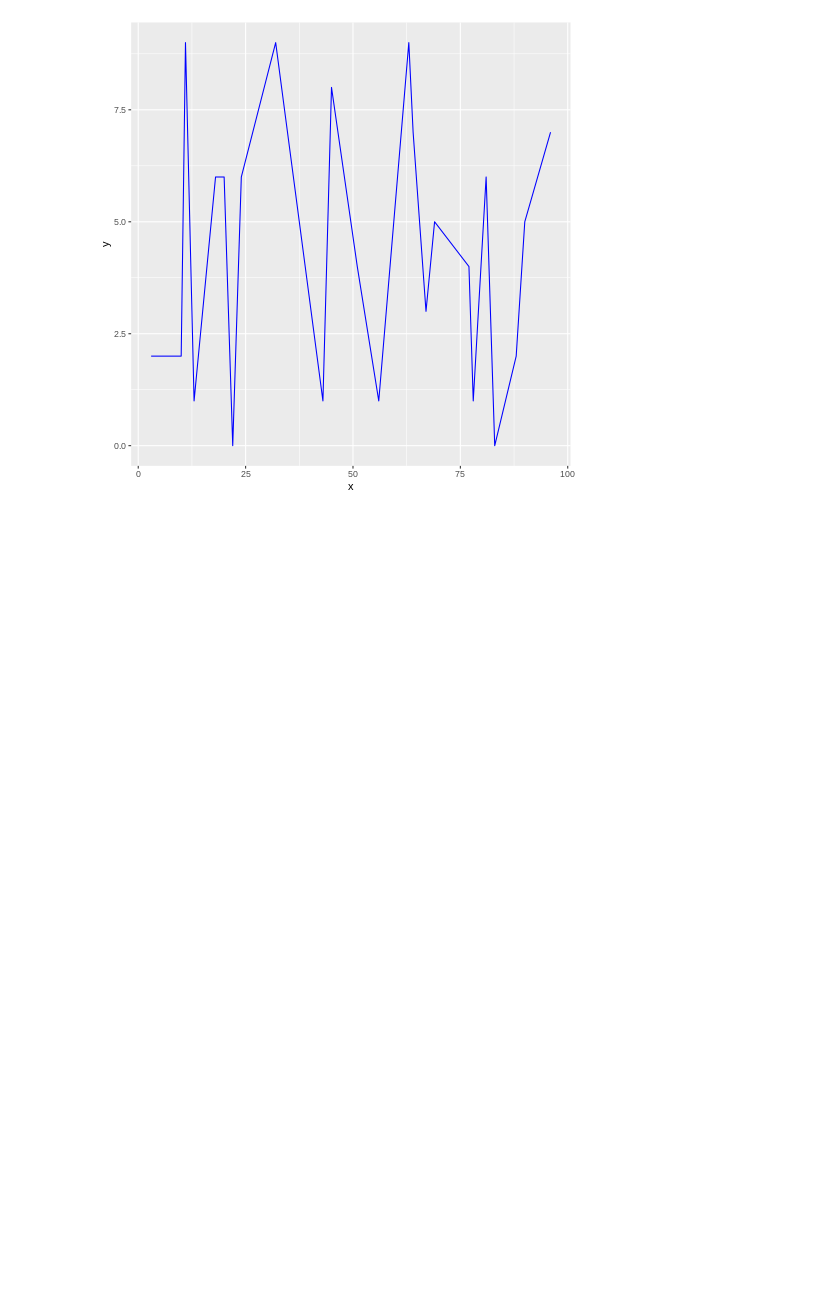
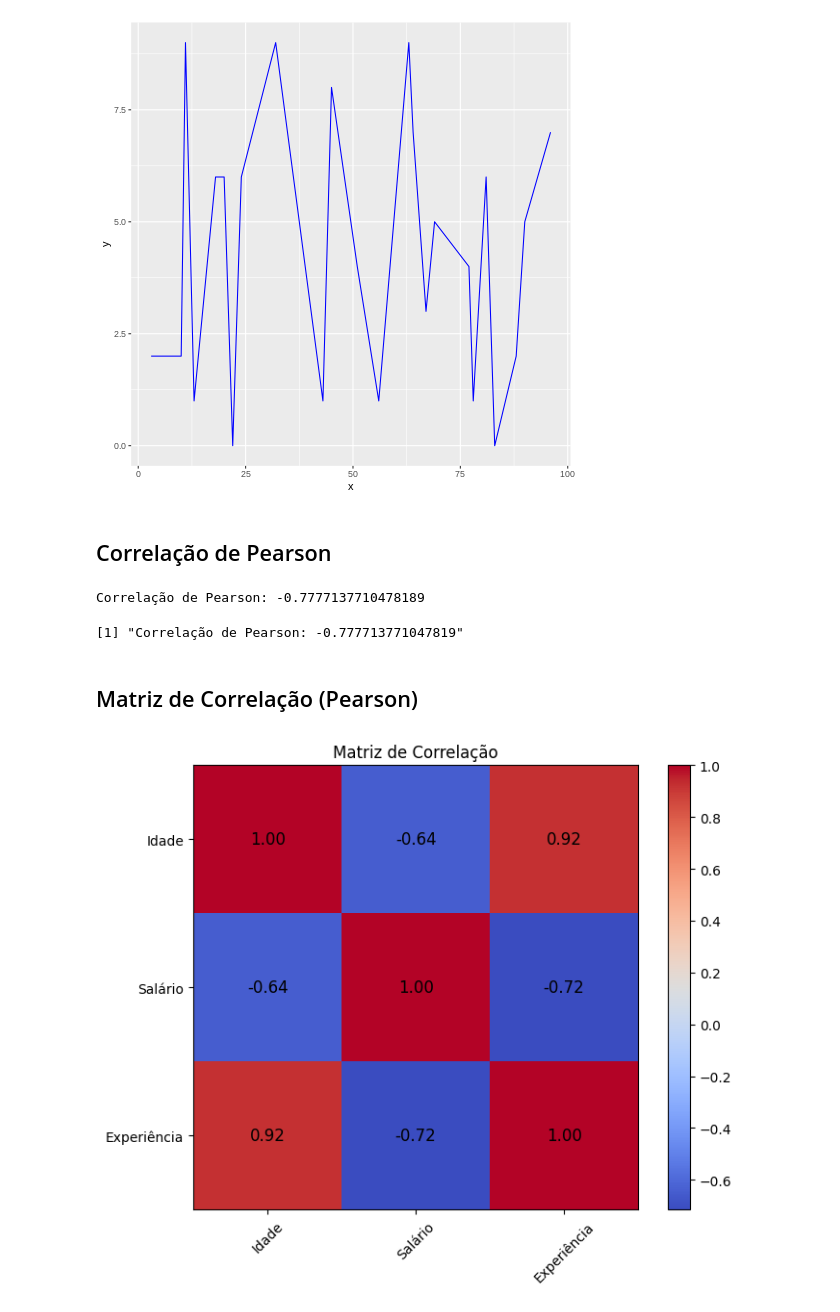
Before and after one commit to tatianaesc/estatisticadatascience, a Jupyter notebook: EstatisticaParaDataScience_Cap2.ipynb, the cells around one changed output. Cells and saved outputs as stored; diff of their text form; code cells hidden in the pictures; blank space fills up the shorter version.

```diff
--- a/EstatisticaParaDataScience_Cap2.ipynb
+++ b/EstatisticaParaDataScience_Cap2.ipynb
@@ -161,3 +169,65 @@ ggplot(dados, aes(x, y)) +
   geom_line(col="blue")
 # %% [output]
 [figure]
+# %% [markdown]
+## Correlação de Pearson
+# %%
+import numpy as np
+
+# Dados de exemplo (duas variáveis)
+variavel1 = [7, 9, 4, 6, 1]
+variavel2 = [2, 3, 4, 5, 6]
+
+# Calculando a correlação de Pearson
+correlacao = np.corrcoef(variavel1, variavel2)[0, 1]
+
+print("Correlação de Pearson:", correlacao)
+# %% [output]
+Correlação de Pearson: -0.7777137710478189
+# %%
+%%R
+# Dados de exemplo (duas variáveis)
+variavel1 <- c(7, 9, 4, 6, 1)
+variavel2 <- c(2, 3, 4, 5, 6)
+
+# Calculando a correlação de Pearson
+correlacao <- cor(variavel1, variavel2)
+
+print(paste("Correlação de Pearson:", correlacao))
+# %% [output]
+[1] "Correlação de Pearson: -0.777713771047819"
+# %% [markdown]
+## Matriz de Correlação (Pearson)
+# %%
+import pandas as pd
+import numpy as np
+import matplotlib.pyplot as plt
+
+# Criando um DataFrame de exemplo com algumas variáveis
+dados = {
+    'Idade': [45, 20, 25, 40, 34],
+    'Salário': [10000, 70000, 5000, 9000, 8000],
+    'Experiência': [13, 2, 5, 10, 12]
+}
+
+df = pd.DataFrame(dados)
+
+# Calculando a matriz de correlação
+matriz_correlacao = df.corr()
+
+# Plotando a matriz de correlação como um gráfico de calor com valores
+plt.figure(figsize=(8, 6))
+plt.imshow(matriz_correlacao, cmap='coolwarm', interpolation='nearest')
+plt.colorbar()
+
+# Adicionando os valores de correlação nas células do gráfico
+for i in range(len(df.columns)):
+    for j in range(len(df.columns)):
+        plt.text(i, j, f'{matriz_correlacao.iloc[i, j]:.2f}', ha='center', va='center', color='black', fontsize=12)
+
+plt.xticks(np.arange(len(df.columns)), df.columns, rotation=45)
+plt.yticks(np.arange(len(df.columns)), df.columns)
+plt.title('Matriz de Correlação')
+plt.show()
+# %% [output]
+[figure, added]
```
Also changed, not shown: parts of 11 cells of this notebook.
